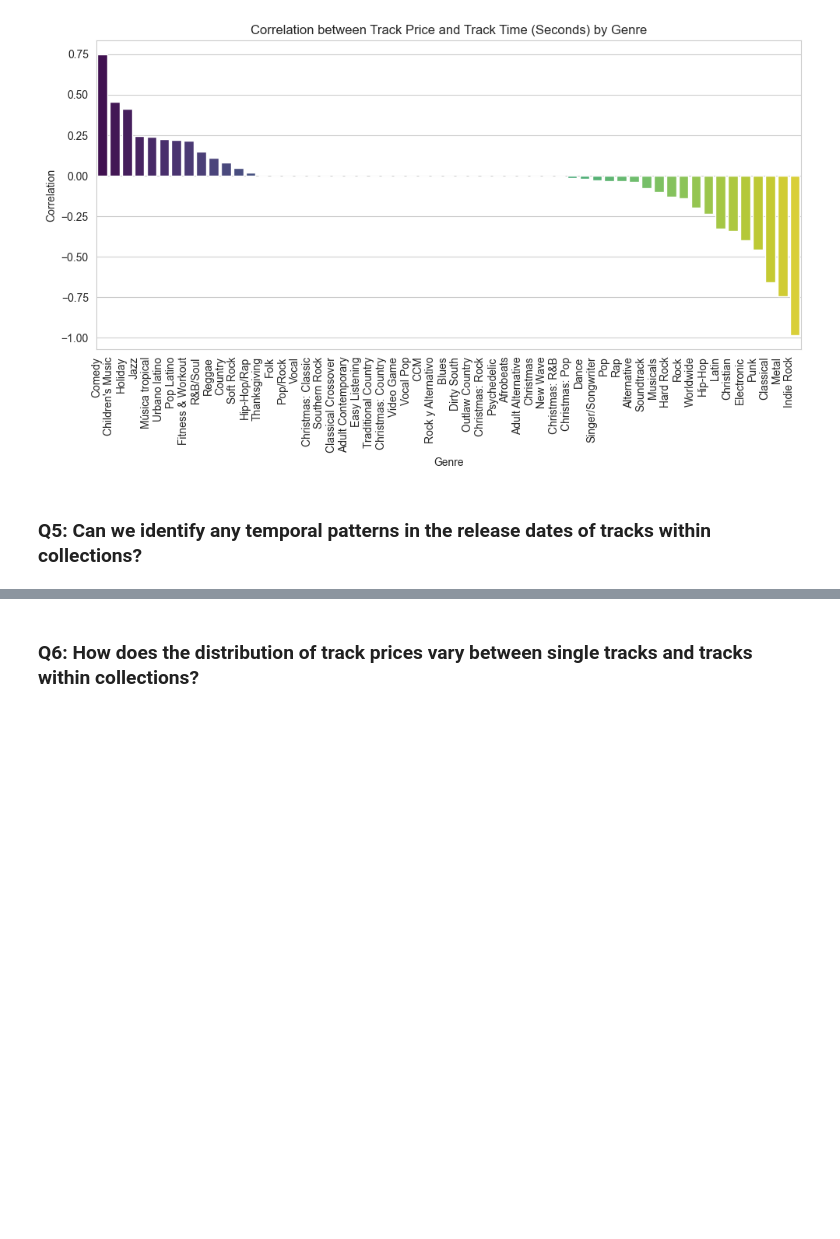
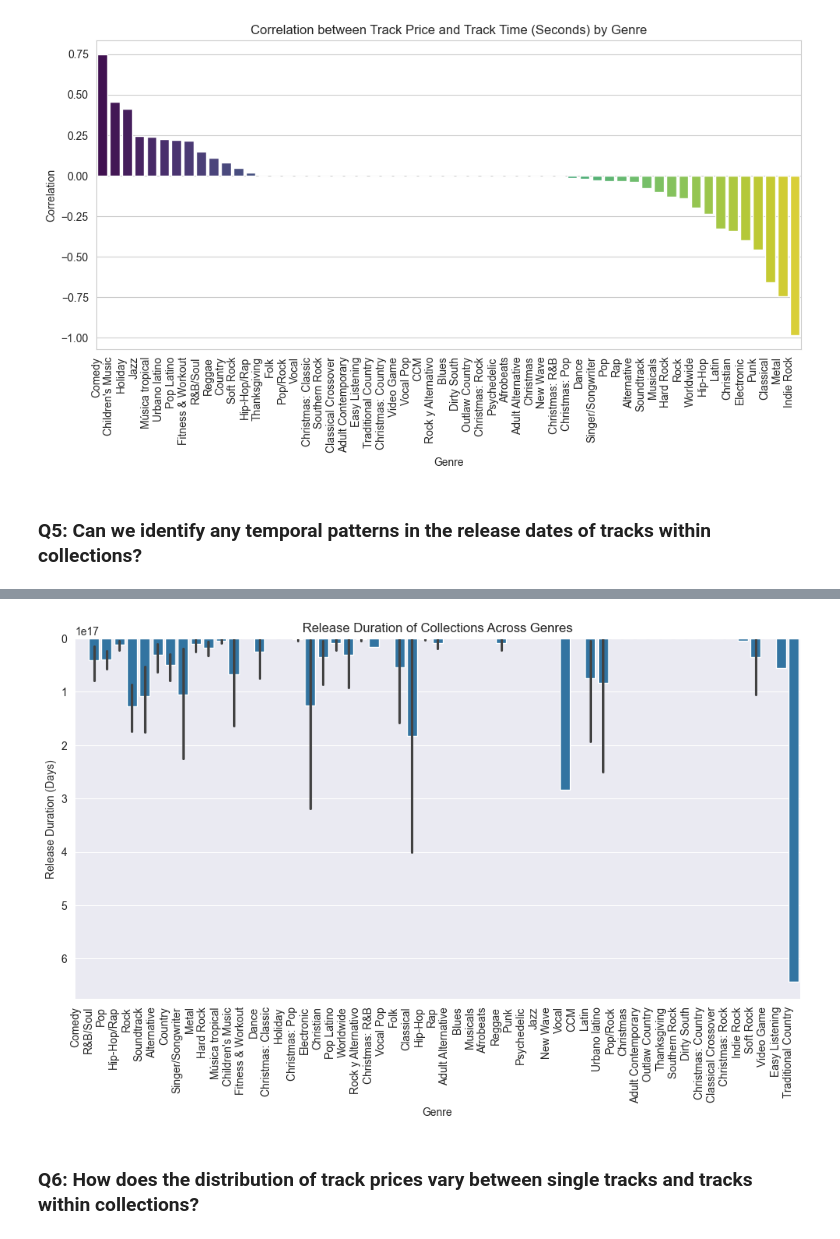
Before and after one commit to shefaliisharma/holymoly, a Jupyter notebook: apple_music_dataset_sql.ipynb, the cells around one changed output, grey strips where cells are left out. Saved outputs shown, nothing was run; the diff lists cells and outputs as text; code cells hidden in the pictures; blank space fills up the shorter version.

```diff
--- a/apple_music_dataset_sql.ipynb
+++ b/apple_music_dataset_sql.ipynb
@@ -396,3 +397,21 @@ plt.show()
+# %%
+import seaborn as sns
+import matplotlib.pyplot as plt
+
+# Sort by collectionName alphabetically
+
+genre_ordered = q5_data_df_sorted['primaryGenreName'].unique()
+
+# Plotting the release duration of collections across genres using Seaborn
+plt.figure(figsize=(12, 6))
+sns.barplot(data=q5_data_df, x='primaryGenreName', y='collection_release_duration', legend=False, order=genre_ordered)
+plt.title('Release Duration of Collections Across Genres')
+plt.xlabel('Genre')
+plt.ylabel('Release Duration (Days)')
+plt.xticks(rotation=90, ha='right')  # Rotate x-labels for better readability
+plt.show()
+# %% [output]
+[figure, added]
 # %% [markdown]
 ### Q6: How does the distribution of track prices vary between single tracks and tracks within collections?
 # %%
```
Also changed, not shown: parts of 3 cells of this notebook, 2 other files.
